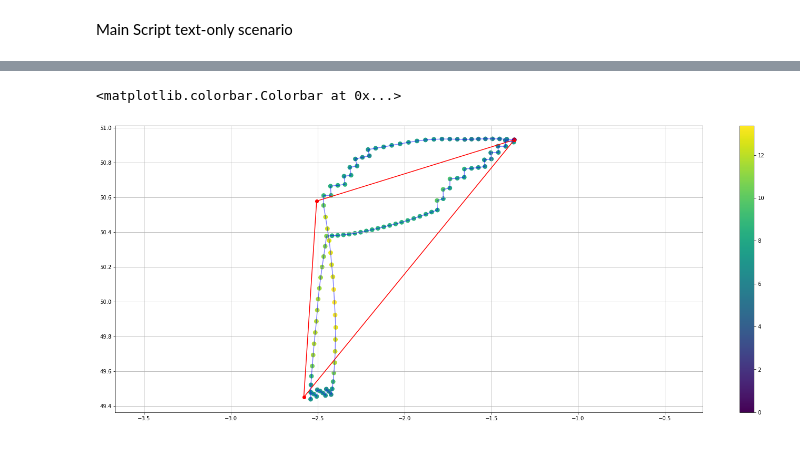
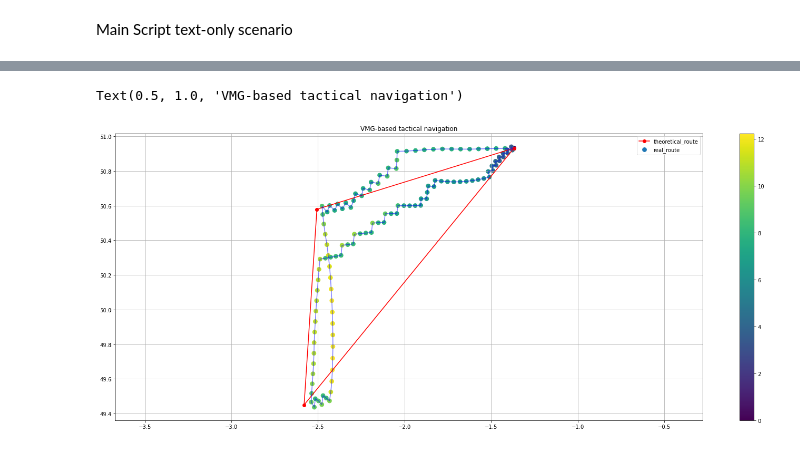
Before and after one commit to RomainHugues/Ship_simulator, a Jupyter notebook: ship_simulator.ipynb, the cells around one changed output, grey strips where cells are left out. Drawn from its saved outputs; the diff is of its cells as text; code cells hidden in the pictures.

```diff
--- a/ship_simulator.ipynb
+++ b/ship_simulator.ipynb
@@ -353,7 +353,7 @@ wind_forecast.acquire_grib_data(grib_file_location)
 
 
 # Initialize Route : From Southampton to St Malo / Guernesey through Weymouth and back directly to SoTon. Departure at 10:00 Sunday 19th September 2020
-starting_date = pandas.to_datetime('2020-09-19 00:00:00')
+starting_date = pandas.to_datetime('2020-09-19 06:00:00')
 starting_point = Position(50.931429, -1.367399)
 middle_point = Position(50.578713, -2.506107)
 
@@ -442,7 +442,7 @@ speed_list = numpy.stack(valou_crusader.speed_track)
 checkpoint_list = numpy.stack(cruise.checkpoint_list)
 
 plt.figure(figsize=[25,10])
-plt.plot(checkpoint_list[:,1], checkpoint_list[:, 0],'r',marker='o')
+plt.plot(checkpoint_list[:,1], checkpoint_list[:, 0],'r',marker='o', label='theoretical_route')
 plt.plot(position_list[:,1],
         position_list[:,0],'b',
         alpha=0.5)
@@ -450,9 +450,11 @@ plt.scatter(c=speed_list,
             s=60,
             x=position_list[:,1],
             y=position_list[:,0],
-            alpha=1.0)
+            alpha=1.0, label='real_route')
 plt.axis('equal')
+plt.legend()
 plt.grid()
 plt.colorbar()
+plt.title('VMG-based tactical navigation')
 # %% [output]
 216.40225
@@ -475,2 +477,2 @@ Arrival at  2020-09-20 13:20:00
-<matplotlib.colorbar.Colorbar at 0x...>
+Text(0.5, 1.0, 'VMG-based tactical navigation')
-[figure, old version]
+[figure, new version]
```
Also changed, not shown: parts of 1 cell of this notebook.
